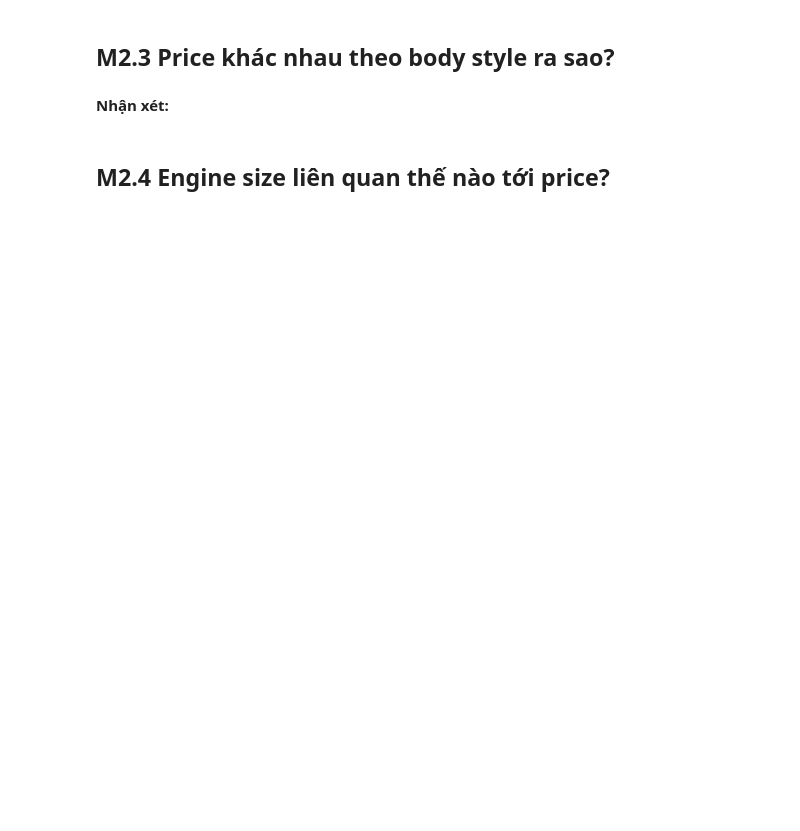
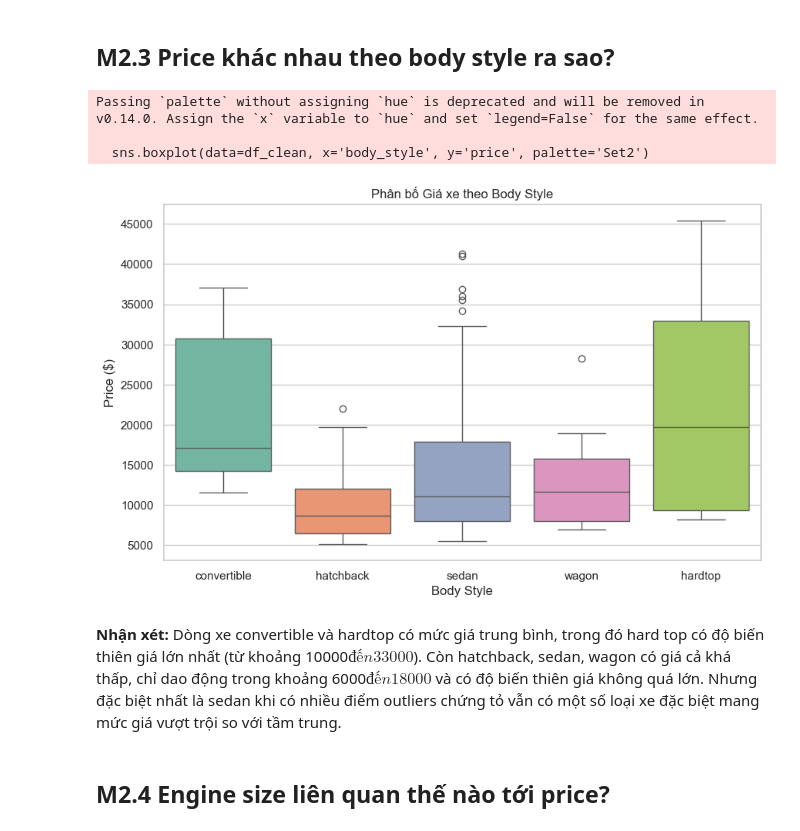
Before and after one commit to TrungQuanHCMUT/mliot-pyml-2026-hw, a Jupyter notebook: week02/numpy-pandas-eda-hw/numpy_pandas_eda_hw.ipynb, the cells around one changed output. Saved outputs shown, nothing was run; the diff lists cells and outputs as text; code cells hidden in the pictures; blank space fills up the shorter version.

```diff
--- a/week02/numpy-pandas-eda-hw/numpy_pandas_eda_hw.ipynb
+++ b/week02/numpy-pandas-eda-hw/numpy_pandas_eda_hw.ipynb
@@ -288,8 +355,20 @@ Mỗi biểu đồ cần:
 ## M2.3 Price khác nhau theo body style ra sao?
 # %%
 # TODO M2.3: boxplot price theo body_style
+plt.figure(figsize=(10, 6))
+sns.boxplot(data=df_clean, x='body_style', y='price', palette='Set2')
+plt.title('Phân bố Giá xe theo Body Style')
+plt.xlabel('Body Style')
+plt.ylabel('Price ($)')
+plt.show()
+# %% [output]
+Passing `palette` without assigning `hue` is deprecated and will be removed in v0.14.0. Assign the `x` variable to `hue` and set `legend=False` for the same effect.
+
+  sns.boxplot(data=df_clean, x='body_style', y='price', palette='Set2')
+[figure, added]
 # %% [markdown]
 **Nhận xét:** <!-- 1--2 câu -->
+Dòng xe convertible và hardtop có mức giá trung bình, trong đó hard top có độ biến thiên giá lớn nhất (từ khoảng 10000$ đến 33000$). Còn hatchback, sedan, wagon có giá cả khá thấp, chỉ dao động trong khoảng 6000$ đến 18000$ và có độ biến thiên giá không quá lớn. Nhưng đặc biệt nhất là sedan khi có nhiều điểm outliers chứng tỏ vẫn có một số loại xe đặc biệt mang mức giá vượt trội so với tầm trung.
 # %% [markdown]
 ## M2.4 Engine size liên quan thế nào tới price?
 # %%
```
Also changed, not shown: parts of 27 cells of this notebook.
